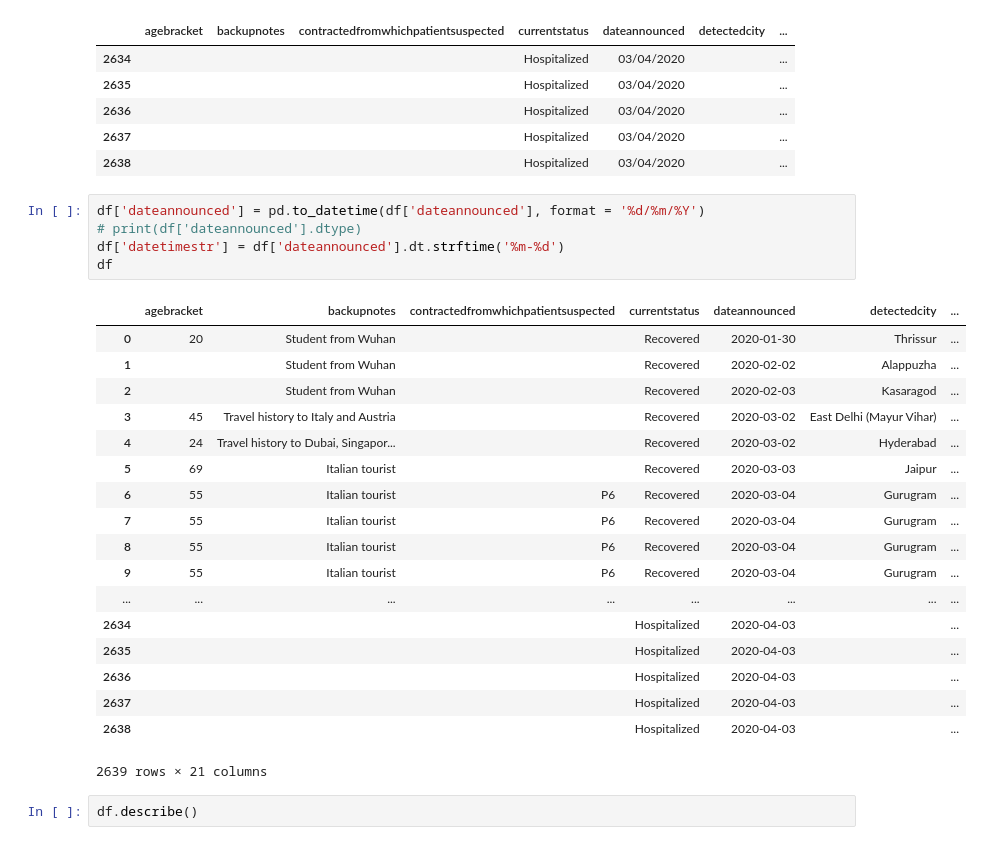
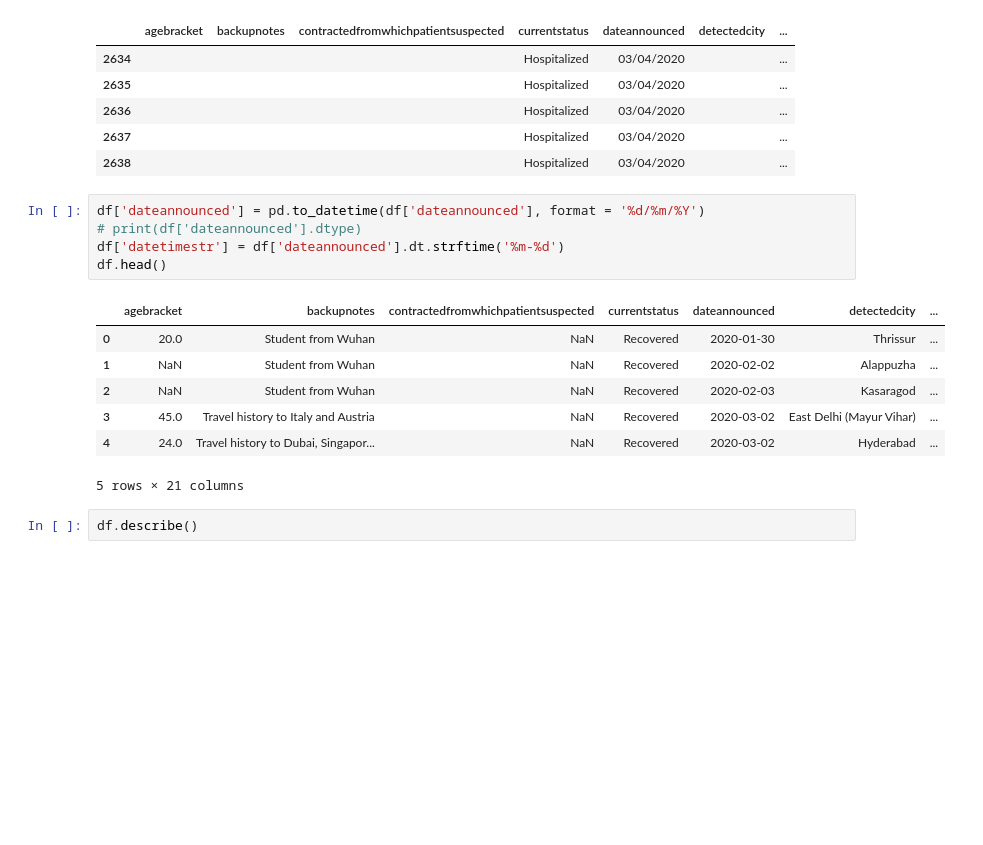
Before and after one commit to madhur-munjal/Covid-19, a Jupyter notebook: EDA_Covid-19.ipynb, the cells around one changed output. Cells and saved outputs as stored; diff of their text form; blank space fills up the shorter version.

```diff
--- a/EDA_Covid-19.ipynb
+++ b/EDA_Covid-19.ipynb
@@ -85,27 +85,16 @@ RangeIndex(start=0, stop=3012, step=1)
 # %%
 df['dateannounced'] = pd.to_datetime(df['dateannounced'], format = '%d/%m/%Y')
 # print(df['dateannounced'].dtype)
 df['datetimestr'] = df['dateannounced'].dt.strftime('%m-%d')
-df
+df.head()
 # %% [output]
 |  | agebracket | backupnotes | contractedfromwhichpatientsuspected | currentstatus | dateannounced | detectedcity | ... |
-| 0 | 20 | Student from Wuhan |  | Recovered | 2020-01-30 | Thrissur | ... |
-| 1 |  | Student from Wuhan |  | Recovered | 2020-02-02 | Alappuzha | ... |
-| 2 |  | Student from Wuhan |  | Recovered | 2020-02-03 | Kasaragod | ... |
-| 3 | 45 | Travel history to Italy and Austria |  | Recovered | 2020-03-02 | East Delhi (Mayur Vihar) | ... |
-| 4 | 24 | Travel history to Dubai, Singapor... |  | Recovered | 2020-03-02 | Hyderabad | ... |
-| 5 | 69 | Italian tourist |  | Recovered | 2020-03-03 | Jaipur | ... |
-| 6 | 55 | Italian tourist | P6 | Recovered | 2020-03-04 | Gurugram | ... |
-| 7 | 55 | Italian tourist | P6 | Recovered | 2020-03-04 | Gurugram | ... |
-| 8 | 55 | Italian tourist | P6 | Recovered | 2020-03-04 | Gurugram | ... |
-| 9 | 55 | Italian tourist | P6 | Recovered | 2020-03-04 | Gurugram | ... |
-| ... | ... | ... | ... | ... | ... | ... | ... |
-| 2634 |  |  |  | Hospitalized | 2020-04-03 |  | ... |
-| 2635 |  |  |  | Hospitalized | 2020-04-03 |  | ... |
-| 2636 |  |  |  | Hospitalized | 2020-04-03 |  | ... |
-| 2637 |  |  |  | Hospitalized | 2020-04-03 |  | ... |
-| 2638 |  |  |  | Hospitalized | 2020-04-03 |  | ... |
+| 0 | 20.0 | Student from Wuhan | NaN | Recovered | 2020-01-30 | Thrissur | ... |
+| 1 | NaN | Student from Wuhan | NaN | Recovered | 2020-02-02 | Alappuzha | ... |
+| 2 | NaN | Student from Wuhan | NaN | Recovered | 2020-02-03 | Kasaragod | ... |
+| 3 | 45.0 | Travel history to Italy and Austria | NaN | Recovered | 2020-03-02 | East Delhi (Mayur Vihar) | ... |
+| 4 | 24.0 | Travel history to Dubai, Singapor... | NaN | Recovered | 2020-03-02 | Hyderabad | ... |
-2639 rows × 21 columns
+5 rows × 21 columns
 # %%
 df.describe()
 # %% [output]
```
